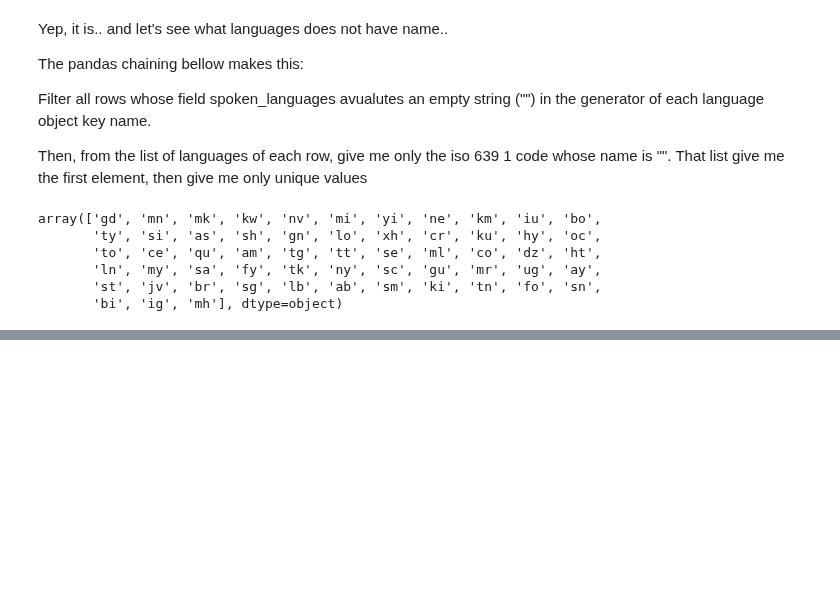
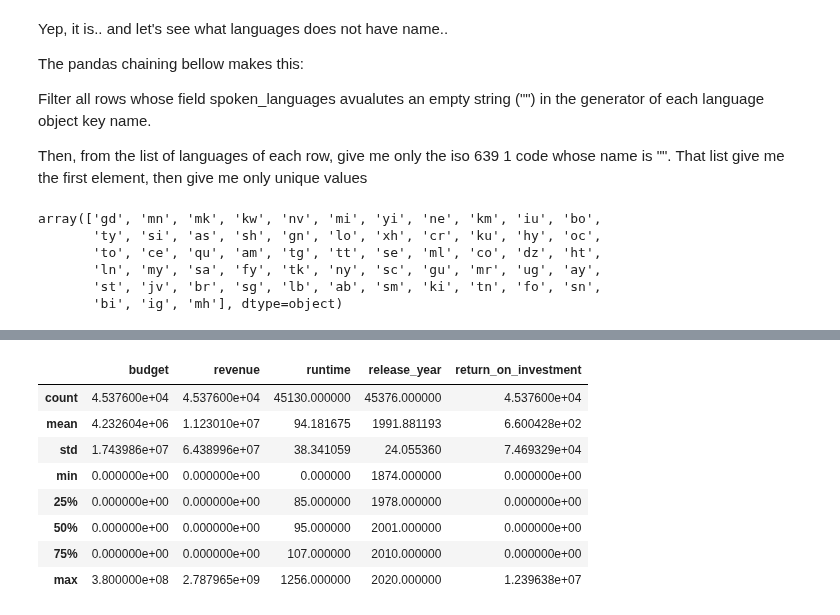
Before and after one commit to someonefrom93/PI_JUL, a Jupyter notebook: eda.ipynb, the cells around one changed output, grey strips where cells are left out. Cells and saved outputs as stored; diff of their text form; code cells hidden in the pictures; blank space fills up the shorter version.

```diff
--- a/eda.ipynb
+++ b/eda.ipynb
@@ -271,0 +339,12 @@ Name: spoken_languages, Length: 45181, dtype: object
+# %%
+movies_df.describe()
+# %% [output]
+|  | budget | revenue | runtime | release_year | return_on_investment |
+| count | 4.537600e+04 | 4.537600e+04 | 45130.000000 | 45376.000000 | 4.537600e+04 |
+| mean | 4.232604e+06 | 1.123010e+07 | 94.181675 | 1991.881193 | 6.600428e+02 |
+| std | 1.743986e+07 | 6.438996e+07 | 38.341059 | 24.055360 | 7.469329e+04 |
+| min | 0.000000e+00 | 0.000000e+00 | 0.000000 | 1874.000000 | 0.000000e+00 |
+| 25% | 0.000000e+00 | 0.000000e+00 | 85.000000 | 1978.000000 | 0.000000e+00 |
+| 50% | 0.000000e+00 | 0.000000e+00 | 95.000000 | 2001.000000 | 0.000000e+00 |
+| 75% | 0.000000e+00 | 0.000000e+00 | 107.000000 | 2010.000000 | 0.000000e+00 |
+| max | 3.800000e+08 | 2.787965e+09 | 1256.000000 | 2020.000000 | 1.239638e+07 |
```
Also changed, not shown: parts of 18 cells of this notebook.
